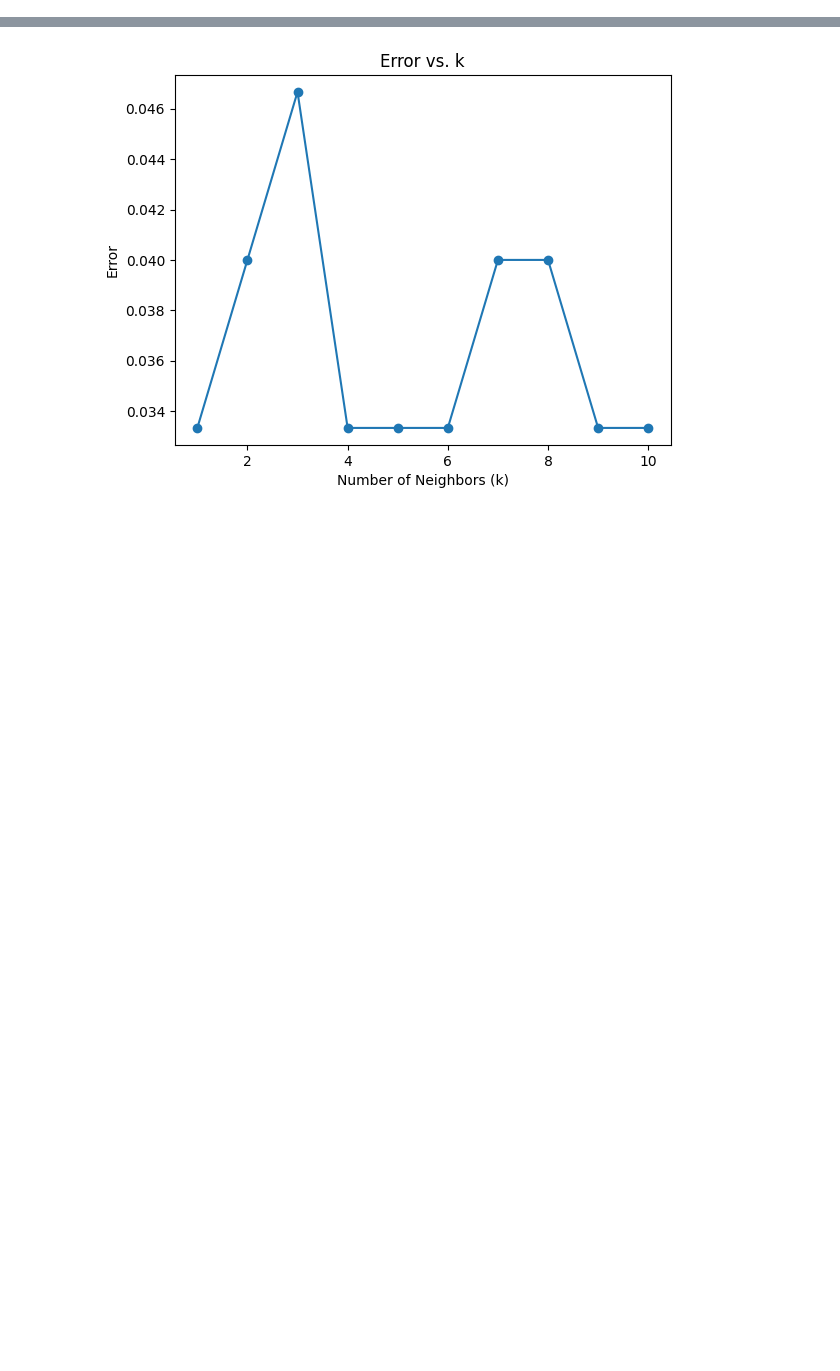
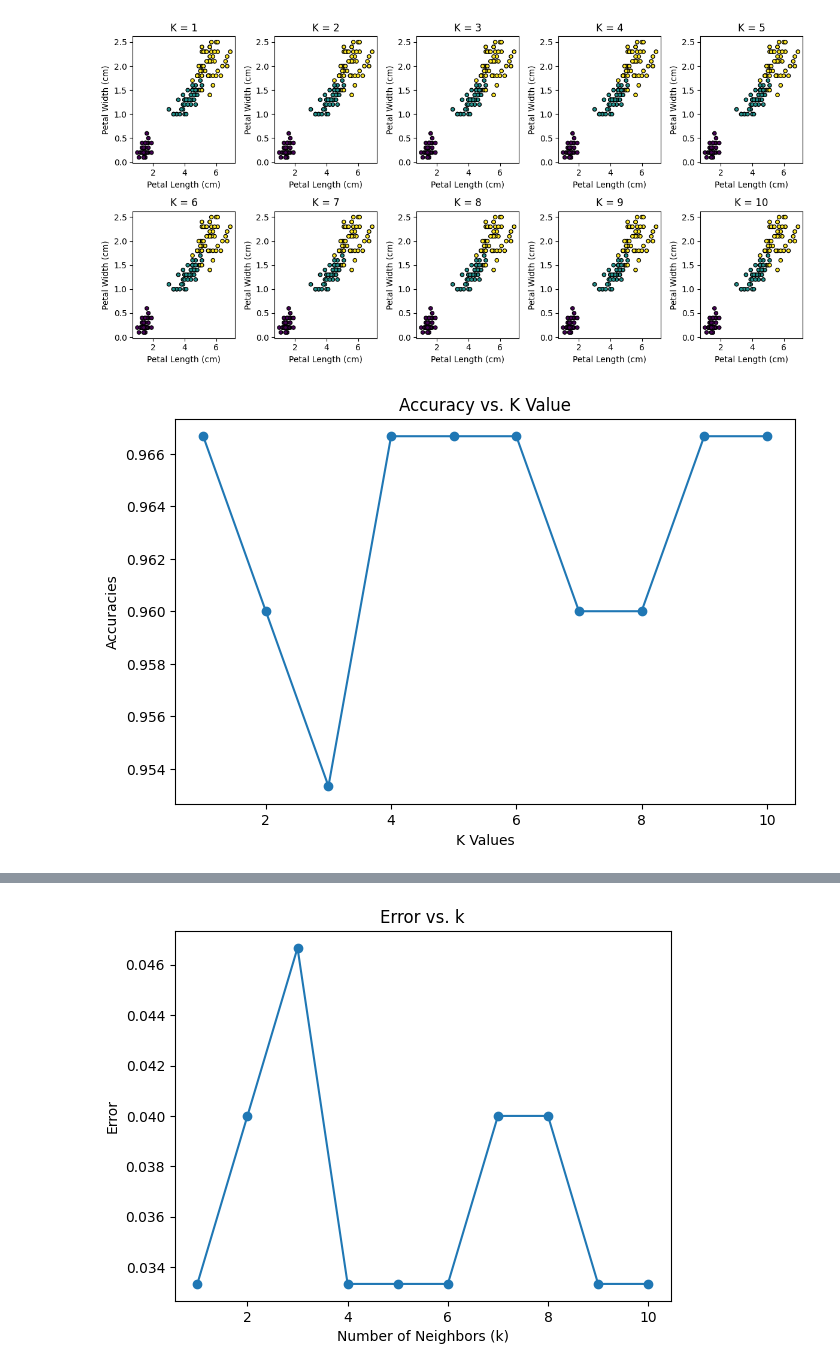
Before and after one commit to iqrarasool04/kNN-alogorithm, a Jupyter notebook: lab8.ipynb, the cells around one changed output, grey strips where cells are left out. Drawn from its saved outputs; the diff is of its cells as text; code cells hidden in the pictures; blank space fills up the shorter version.

```diff
--- a/lab8.ipynb
+++ b/lab8.ipynb
@@ -65,0 +25,66 @@ train_sizes, train_scores, test_scores = learning_curve(knn, X, y, cv=5)
+# %%
+#Task 2
+import matplotlib.pyplot as plt
+from sklearn.neighbors import KNeighborsClassifier
+from sklearn.model_selection import cross_val_score, train_test_split
+from sklearn.metrics import accuracy_score
+
+# Initialize KNeighborsClassifier with an arbitrary k (k=5)
+knn = KNeighborsClassifier(n_neighbors=5)
+
+# List of k values to test
+k_values = list(range(1, 11))
+
+# List to store accuracies for each k
+accuracies = []
+
+# List to store accuracy for different train-test sizes
+accuracy_train_sizes = []
+
+# Define train-test sizes to test
+train_sizes = [0.2, 0.3, 0.4, 0.5, 0.6, 0.7, 0.8]
+
+# Create a scatter plot for different k values
+plt.figure(figsize=(12, 6))
+
+for i, k in enumerate(k_values):
+    knn.n_neighbors = k
+    knn.fit(X, y)
+    plt.subplot(2, 5, i + 1)
+    plt.scatter(X[:, 0], X[:, 1], c=y, cmap='viridis', edgecolor='k', s=20)
+    plt.title(f'K = {k}')
+    plt.xlabel('Petal Length (cm)')
+    plt.ylabel('Petal Width (cm)')
+
+plt.tight_layout()
+plt.show()
+
+# Calculate and plot accuracy vs. K value
+for k in k_values:
+    knn.n_neighbors = k
+    scores = cross_val_score(knn, X, y, cv=5)
+    accuracies.append(scores.mean())
+
+plt.figure(figsize=(8, 5))
+plt.plot(k_values, accuracies, marker='o')
+plt.title('Accuracy vs. K Value')
+plt.xlabel('K Values')
+plt.ylabel('Accuracies')
+plt.show()
+
+# Calculate and plot effect of train-test size on accuracy
+for size in train_sizes:
+    X_train, X_test, y_train, y_test = train_test_split(X, y, test_size=size, random_state=42)
+    knn.fit(X_train, y_train)
+    y_pred = knn.predict(X_test)
+    accuracy_train_sizes.append(accuracy_score(y_test, y_pred))
+
+plt.figure(figsize=(8, 5))
+plt.plot(train_sizes, accuracy_train_sizes, marker='o')
+plt.title('Effect of Train-Test Size on Accuracy')
+plt.xlabel('Train Size')
+plt.ylabel('Accuracy')
+plt.show()
+# %% [output]
+[figure, added]
+[figure, added]
```
Also changed, not shown: parts of 3 cells of this notebook.
